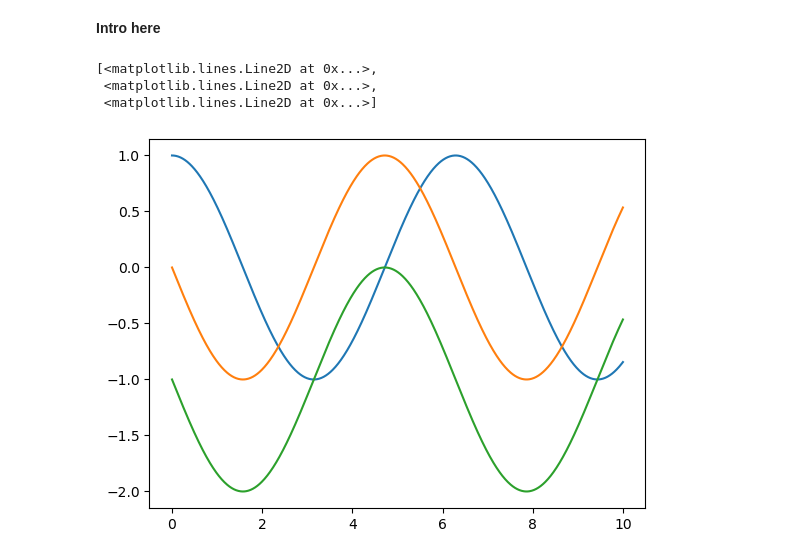
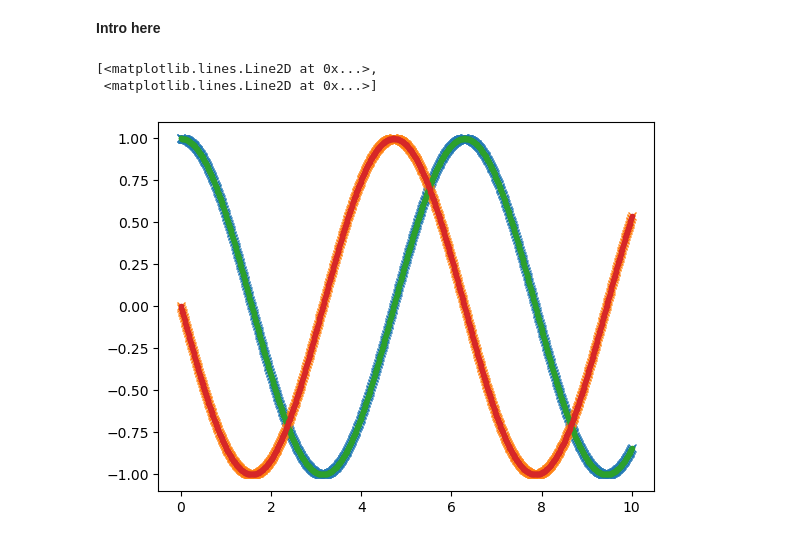
Before and after one commit to simengaasland/MOD510-Projects, a Jupyter notebook: Project 3/Project3_Report.ipynb, the cells around one changed output. Cells and saved outputs as stored; diff of their text form; code cells hidden in the pictures.

Commit message:
Added rk2 to ode_solver()

```diff
--- a/Project 3/Project3_Report.ipynb
+++ b/Project 3/Project3_Report.ipynb
@@ -48,9 +48,22 @@ class ode_solver:
         pass
 
     def rk2(self):
-        pass
+        '''
+        Runge-Kutta second order (RK2)
+        '''
+        points = []
+        r = self.r0.copy()
+        for i, t in enumerate(self.tpoints):
+            points.append(r.copy())
+            k1 = self.h * self.f(r, t)
+            k2 = self.h * self.f(r + 0.5 * k1, t + 0.5 * self.h)
+            r += k2
+        return self.tpoints, np.array(points)
 
     def rk4(self):
+        '''
+        Runge-Kutta fourth order (RK4)
+        '''
         points = []
         r = self.r0.copy()
 
@@ -70,19 +83,20 @@ class ode_solver:
 # %%
 import matplotlib.pyplot as plt
 
 def f(r,t):
-    x, y, z = r
+    x, y = r
     fx = y
     fy = -x
-    fz = -x
-    return np.array([fx, fy, fz], float)
+    return np.array([fx, fy], float)
 
-cake = ode_solver(f, 0, 10, 1e-2, [1, 0, -1])
+cake = ode_solver(f, 0, 10, 1e-2, [1, 0])
 t, sol = cake.rk4()
+t2, sol2 = cake.rk2()
 
-plt.plot(t, sol, label = "rk4")
+
+plt.plot(t, sol, 'x',label = "rk4")
+plt.plot(t2, sol2,'.', label = "rk2")
 # %% [output]
 [<matplotlib.lines.Line2D at 0x...>,
- <matplotlib.lines.Line2D at 0x...>,
  <matplotlib.lines.Line2D at 0x...>]
-[figure, old version]
+[figure, new version]
```
